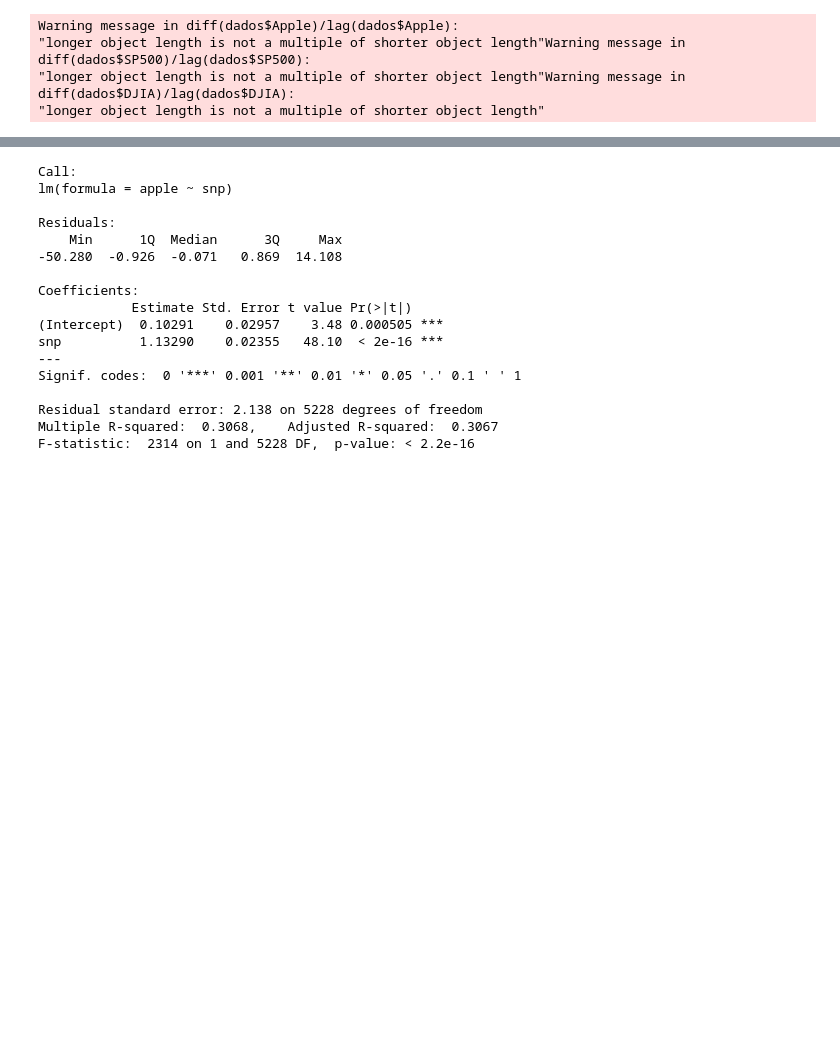
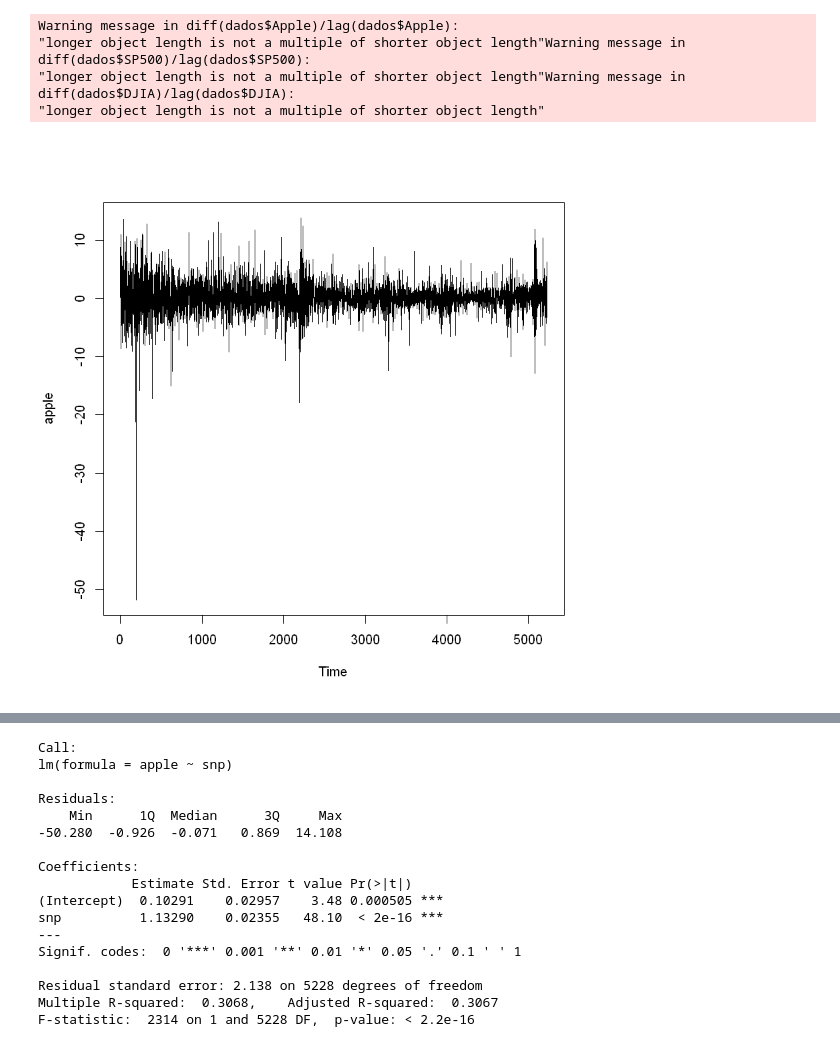
Before and after one commit to dcuoliveira/fgv-financial-econometrics, a Jupyter notebook: src/Optimal_headging_linear_model.ipynb, the cells around one changed output, grey strips where cells are left out. Saved outputs shown, nothing was run; the diff lists cells and outputs as text; code cells hidden in the pictures; blank space fills up the shorter version.

```diff
--- a/src/Optimal_headging_linear_model.ipynb
+++ b/src/Optimal_headging_linear_model.ipynb
@@ -33,3 +36,7 @@ Warning message in diff(dados$Apple)/lag(dados$Apple):
 "longer object length is not a multiple of shorter object length"Warning message in diff(dados$SP500)/lag(dados$SP500):
 "longer object length is not a multiple of shorter object length"Warning message in diff(dados$DJIA)/lag(dados$DJIA):
 "longer object length is not a multiple of shorter object length"
+# %%
+ts.plot(apple)
+# %% [output]
+[figure, added]
```
Also changed, not shown: parts of 21 cells of this notebook.
